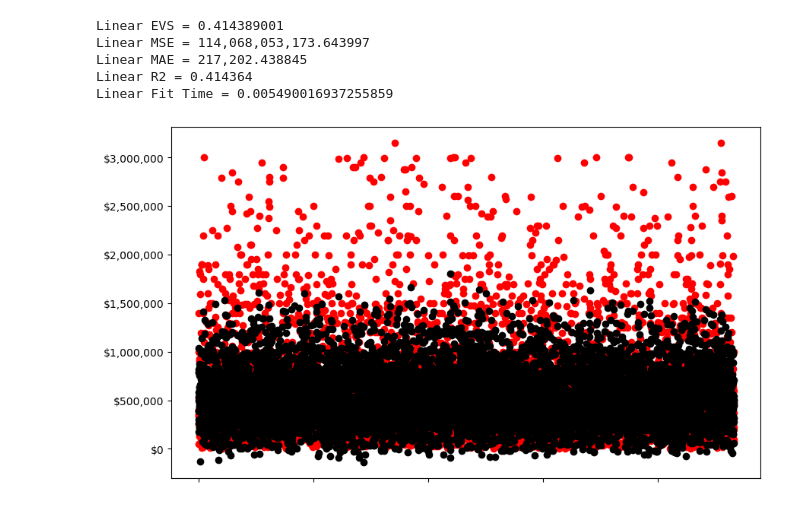
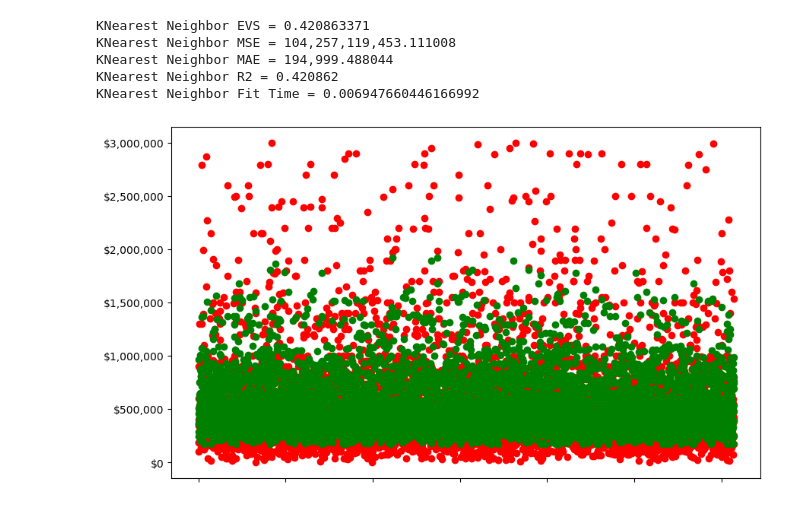
Before and after one commit to jiml-mlai-bootcamp-ucberkeley/8_Week_Challenge, a Jupyter notebook: Multiple Models.ipynb, the cells around one changed output. Drawn from its saved outputs; the diff is of its cells as text; code cells hidden in the pictures.

Commit message:
add multi models

```diff
--- a/Multiple Models.ipynb
+++ b/Multiple Models.ipynb
@@ -205 +350,19 @@ config = {
+# %%
+if switches["model"] == "Gradient Boosting":
+    grboost = GradientBoostingRegressor()
+    model_gscv = GridSearchCV(grboost, param_grid={})
+    grboost_model = model_gscv.fit(X_train,y_train)
+    model_predictions = grboost_model.predict(X_test)
+# %%
+if switches["model"] == "Hist Gradient Boosting":
+    histgrboost = HistGradientBoostingRegressor()
+    model_gscv = GridSearchCV(histgrboost, param_grid={})
+    histgrboost_model = model_gscv.fit(X_train,y_train)
+    model_predictions = histgrboost_model.predict(X_test)
+# %%
+if switches["model"] == "Random Forest":
+    rf = RandomForestRegressor()
+    model_gscv = GridSearchCV(rf, param_grid={})
+    rf_model = model_gscv.fit(X_train,y_train)
+    model_predictions = rf_model.predict(X_test)
 # %%
@@ -213,11 +374,11 @@ config = {
 }
 # %%
-dtree = dosomething(config)
-results_dict_append(dtree["results"])
-dtree_bp_predict = dtree["predictions"]
+results = print_more_stuff(pms_config)
+results["dataframe"] = switches["which_df"]
+results["normalized"] = switches["normalize"]
 # %% [output]
-Linear EVS = 0.414389001
-Linear MSE = 114,068,053,173.643997
-Linear MAE = 217,202.438845
-Linear R2 = 0.414364
-Linear Fit Time = 0.005490016937255859
+KNearest Neighbor EVS = 0.420863371
+KNearest Neighbor MSE = 104,257,119,453.111008
+KNearest Neighbor MAE = 194,999.488044
+KNearest Neighbor R2 = 0.420862
+KNearest Neighbor Fit Time = 0.006947660446166992
@@ -224,20 +387,20 @@ Linear Fit Time = 0.005490016937255859
 # %%
-dtree_bp_predict_df = pd.DataFrame(dtree_bp_predict).reset_index()
-dtree_bp_predict_df.rename(columns={0: "prediction"},inplace=True)
+predict_df = pd.DataFrame(model_predictions).reset_index()
+predict_df.rename(columns={0: "prediction"},inplace=True)
 
 y_test_df = pd.DataFrame(y_test).reset_index()
 # %%
 fig, ax = plt.subplots(figsize=(10, 6))
 
 ax.ticklabel_format(style='plain')
 ax.yaxis.set_major_formatter('${x:1,.0f}')
 ax.xaxis.set_major_formatter(' ')
 
 plt.scatter(y_test_df.index,y_test_df["price"], color="red")
-plt.scatter(dtree_bp_predict_df.index,dtree_bp_predict_df["prediction"], color="black")
+plt.scatter(predict_df.index,predict_df["prediction"], color="green")
 plt.show()
 # %% [output]
-[figure, old version]
+[figure, new version]
 # %%
 results_dict
 # %% [output]
```
Also changed, not shown: parts of 33 cells of this notebook, 8 other files.
